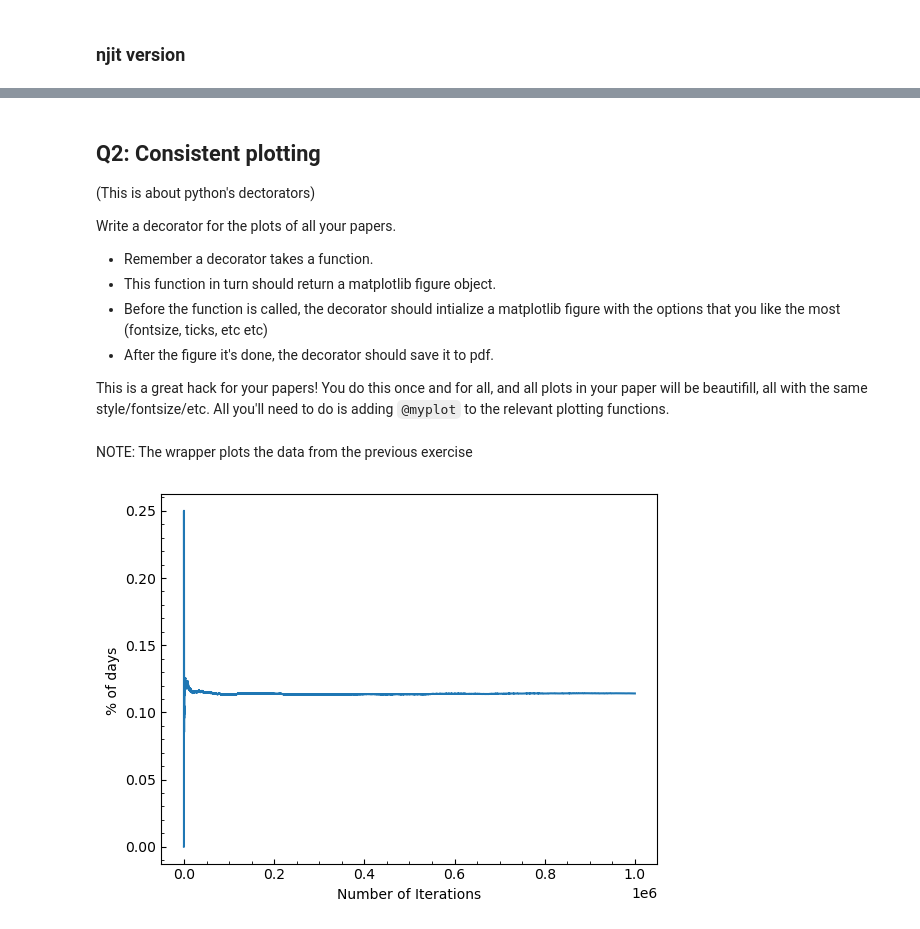
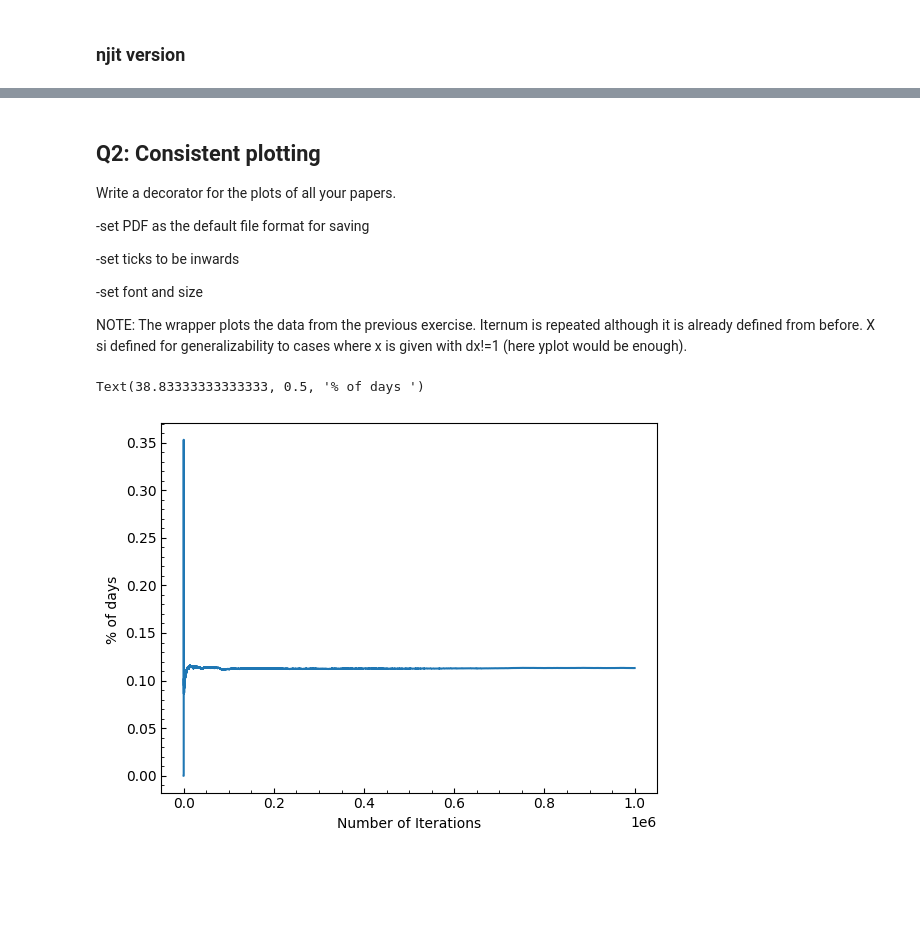
Before and after one commit to rbolzoni/scientificcomputing_bicocca_2023, a Jupyter notebook: working/L7_exerc.ipynb, the cells around one changed output, grey strips where cells are left out. Cells and saved outputs as stored; diff of their text form; code cells hidden in the pictures; blank space fills up the shorter version.

Commit message:
updated exercises from Lesson 7

```diff
--- a/working/L7_exerc.ipynb
+++ b/working/L7_exerc.ipynb
@@ -151,51 +162,53 @@ The loop required: 0.3557727336883545 seconds
 # %% [markdown]
 ## Q2: Consistent plotting
 
-(This is about python's dectorators)
-
 Write a decorator for the plots of all your papers.
 
-- Remember a decorator takes a function.
-- This function in turn should return a matplotlib figure object.
-- Before the function is called, the decorator should intialize a matplotlib figure with the options that you like the most (fontsize, ticks, etc etc)
-- After the figure it's done, the decorator should save it to pdf.
+-set PDF as the default file format for saving
 
-This is a great hack for your papers! You do this once and for all, and all plots in your paper will be beautifill, all with the same style/fontsize/etc. All you'll need to do is adding `@myplot` to the relevant plotting functions.
+-set ticks to be inwards
+
+-set font and size
+
+NOTE: The wrapper plots the data from the previous exercise. Iternum is repeated although it is already defined from before. X si defined for generalizability to cases where x is given with dx!=1 (here yplot would be enough).
-# %% [markdown]
-NOTE: The wrapper plots the data from the previous exercise
 # %%
 import matplotlib.pyplot as plt
 import numpy as np
 import matplotlib as mpl
 
 def myplot(func,*args):
     def wrapper(*args):
         mpl.rcParams['xtick.labelsize']=10
         mpl.rcParams['ytick.labelsize']=10
         mpl.rcParams['font.family'] = 'sans-serif'
-        mpl.rcParams['font.sans-serif'] = ['DejaVu Sans',
-                               'Lucida Grande', 'Verdana']
+        mpl.rcParams['font.sans-serif'] = ['DejaVu Sans']
         mpl.rcParams['savefig.format'] = 'pdf'
         mpl.rcParams['savefig.dpi'] = 300
         mpl.rcParams['xtick.direction'] = 'in'
         mpl.rcParams['ytick.direction'] = 'in'
         mpl.rcParams['xtick.minor.visible'] = True
         mpl.rcParams['ytick.minor.visible'] = True
         func(*args)
     return wrapper
 
 @myplot
 def xyplot(x,y,name):
+    #Plot an array given x and y
     plt.plot(x,y)
     plt.savefig(name)
 
 @myplot
 def yplot(y,name):
+    #Plot an array given y (default dx=1)
     plt.plot(y)
     plt.savefig(name)
 
+
+iternum=1000000
+x=np.arange(0,iternum,1)
+xyplot(x,values[1,:],'Bear_Market_Convergence')
 plt.xlabel('Number of Iterations')
 plt.ylabel('% of days ')
-yplot(values[1,:],'Bear_Market_Convergence')
 # %% [output]
+Text(38.83333333333333, 0.5, '% of days ')
-[figure, old version]
+[figure, new version]
```
Also changed, not shown: parts of 2 cells of this notebook.
